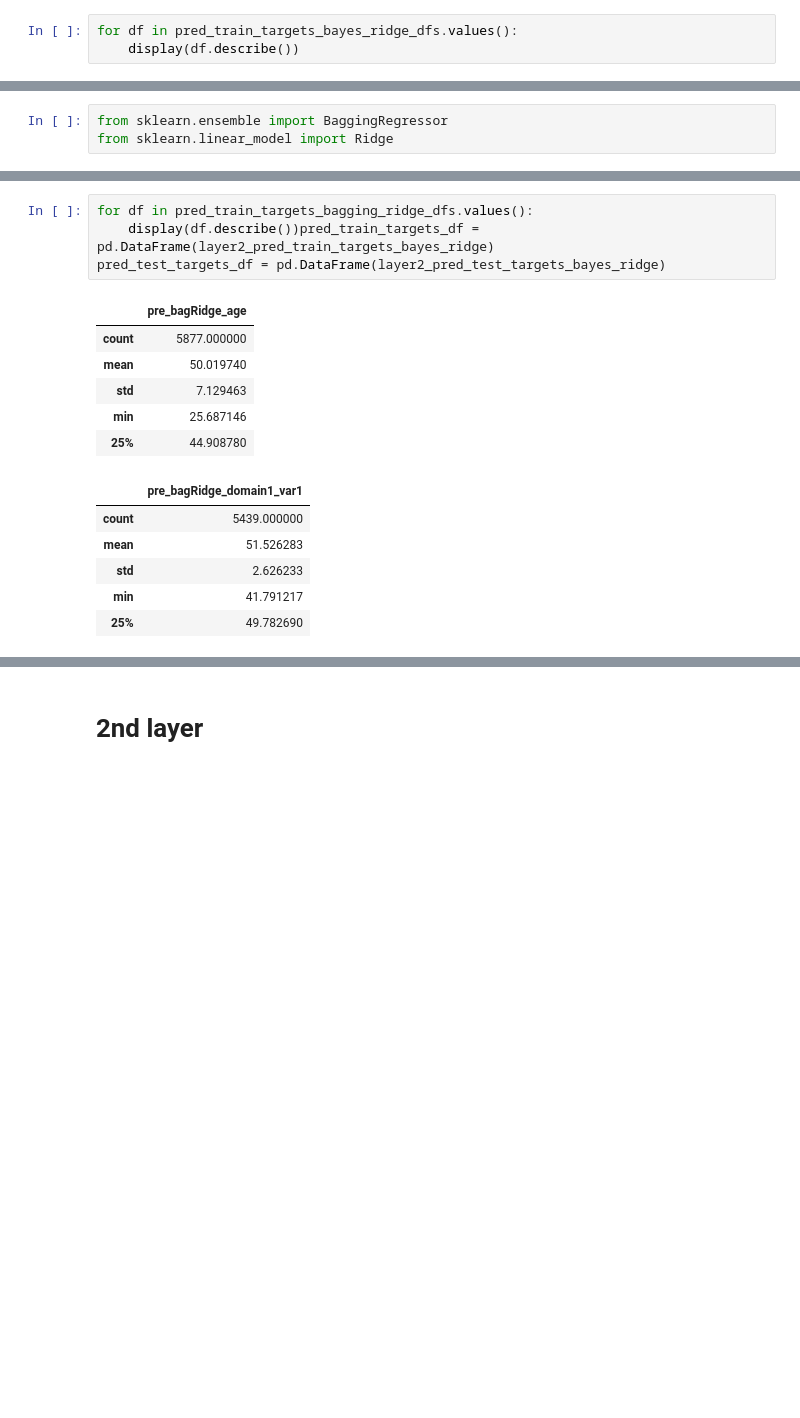
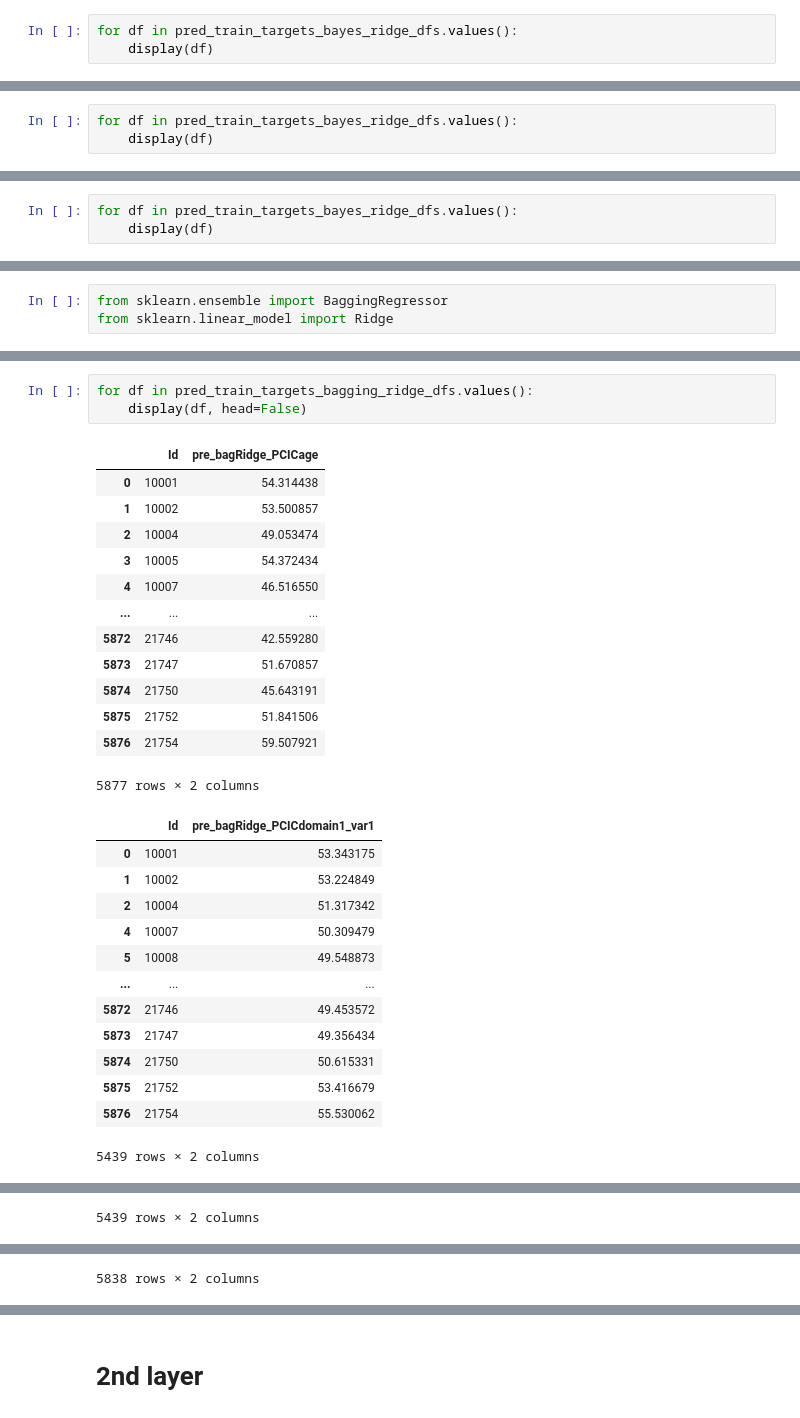
Before and after one commit to HirokiNarita/trends-neuroimaging, a Jupyter notebook: stacking/result/5-fold_stacking.ipynb, the cells around one changed output, grey strips where cells are left out. Saved outputs shown, nothing was run; the diff lists cells and outputs as text; blank space fills up the shorter version.

```diff
--- a/stacking/result/5-fold_stacking.ipynb
+++ b/stacking/result/5-fold_stacking.ipynb
@@ -292,4 +420,4 @@ Overal score: 0.1585822
 # %%
 for df in pred_train_targets_bayes_ridge_dfs.values():
-    display(df.describe())
+    display(df)
 # %% [output]
@@ -325,0 +454,3 @@ for df in pred_train_targets_bayes_ridge_dfs.values():
+# %%
+for df in pred_train_targets_bayes_ridge_dfs.values():
+    display(df)
@@ -325,0 +488,3 @@ for df in pred_train_targets_bayes_ridge_dfs.values():
+# %%
+for df in pred_train_targets_bayes_ridge_dfs.values():
+    display(df)
@@ -472,18 +674,31 @@ for df in pred_train_targets_bagging_ridge_dfs.values():
 5838 rows × 2 columns
 # %%
 for df in pred_train_targets_bagging_ridge_dfs.values():
-    display(df.describe())pred_train_targets_df = pd.DataFrame(layer2_pred_train_targets_bayes_ridge)
-pred_test_targets_df = pd.DataFrame(layer2_pred_test_targets_bayes_ridge)
+    display(df, head=False)
 # %% [output]
-|  | pre_bagRidge_age |
-| count | 5877.000000 |
-| mean | 50.019740 |
-| std | 7.129463 |
-| min | 25.687146 |
-| 25% | 44.908780 |
+|  | Id | pre_bagRidge_PCICage |
+| 0 | 10001 | 54.314438 |
+| 1 | 10002 | 53.500857 |
+| 2 | 10004 | 49.053474 |
+| 3 | 10005 | 54.372434 |
+| 4 | 10007 | 46.516550 |
+| ... | ... | ... |
+| 5872 | 21746 | 42.559280 |
+| 5873 | 21747 | 51.670857 |
+| 5874 | 21750 | 45.643191 |
+| 5875 | 21752 | 51.841506 |
+| 5876 | 21754 | 59.507921 |
+5877 rows × 2 columns
-|  | pre_bagRidge_domain1_var1 |
-| count | 5439.000000 |
-| mean | 51.526283 |
-| std | 2.626233 |
-| min | 41.791217 |
-| 25% | 49.782690 |
+|  | Id | pre_bagRidge_PCICdomain1_var1 |
+| 0 | 10001 | 53.343175 |
+| 1 | 10002 | 53.224849 |
+| 2 | 10004 | 51.317342 |
+| 4 | 10007 | 50.309479 |
+| 5 | 10008 | 49.548873 |
+| ... | ... | ... |
+| 5872 | 21746 | 49.453572 |
+| 5873 | 21747 | 49.356434 |
+| 5874 | 21750 | 50.615331 |
+| 5875 | 21752 | 53.416679 |
+| 5876 | 21754 | 55.530062 |
+5439 rows × 2 columns
@@ -495,0 +717 @@ pred_test_targets_df = pd.DataFrame(layer2_pred_test_targets_bayes_ridge)
+5439 rows × 2 columns
@@ -501,0 +730 @@ pred_test_targets_df = pd.DataFrame(layer2_pred_test_targets_bayes_ridge)
+5838 rows × 2 columns
```
Also changed, not shown: parts of 54 cells of this notebook, 51 other files.
